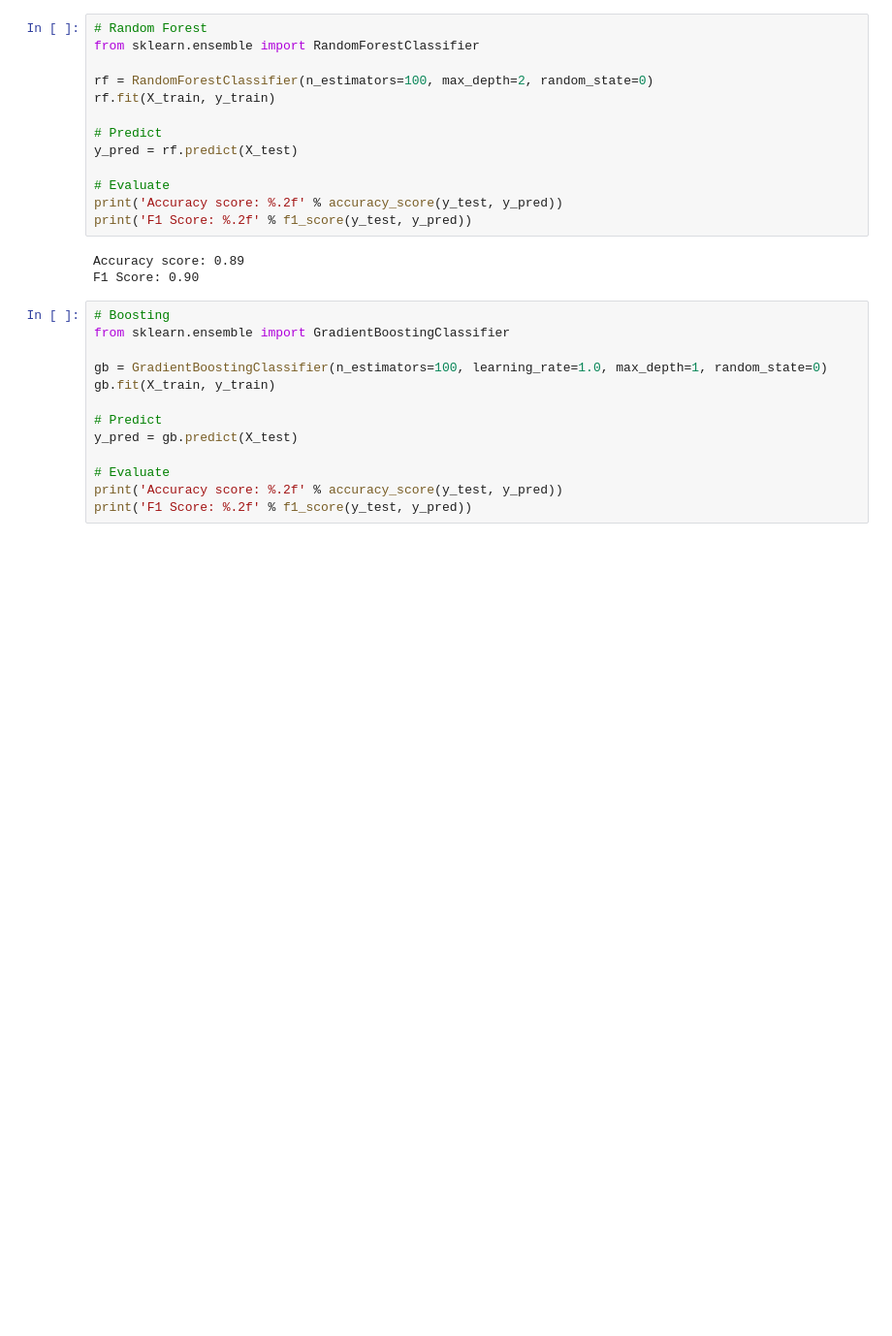
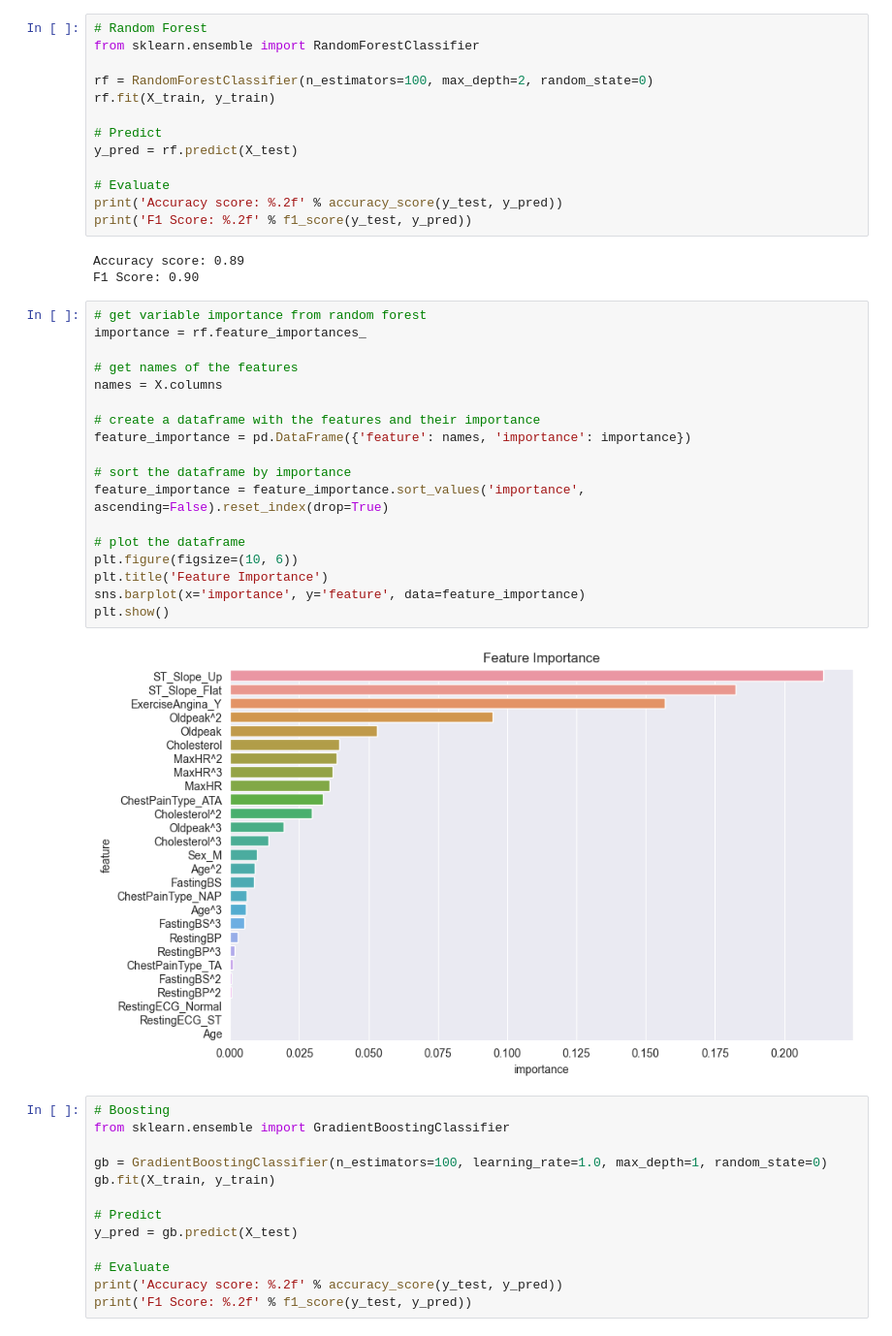
Before and after one commit to Bl4ckEnd/MLAlgoProject, a Jupyter notebook: data_transformation.ipynb, the cells around one changed output. Shown at 97% size. Drawn from its saved outputs; the diff is of its cells as text; blank space fills up the shorter version.

```diff
--- a/data_transformation.ipynb
+++ b/data_transformation.ipynb
@@ -493,6 +503,26 @@ print('F1 Score: %.2f' % f1_score(y_test, y_pred))
 # %% [output]
 Accuracy score: 0.89
 F1 Score: 0.90
+# %%
+# get variable importance from random forest
+importance = rf.feature_importances_
+
+# get names of the features
+names = X.columns
+
+# create a dataframe with the features and their importance
+feature_importance = pd.DataFrame({'feature': names, 'importance': importance})
+
+# sort the dataframe by importance
+feature_importance = feature_importance.sort_values('importance', ascending=False).reset_index(drop=True)
+
+# plot the dataframe
+plt.figure(figsize=(10, 6))
+plt.title('Feature Importance')
+sns.barplot(x='importance', y='feature', data=feature_importance)
+plt.show()
+# %% [output]
+[figure, added]
 # %%
 # Boosting
 from sklearn.ensemble import GradientBoostingClassifier
```
Also changed, not shown: parts of 13 cells of this notebook, 1 other file.
